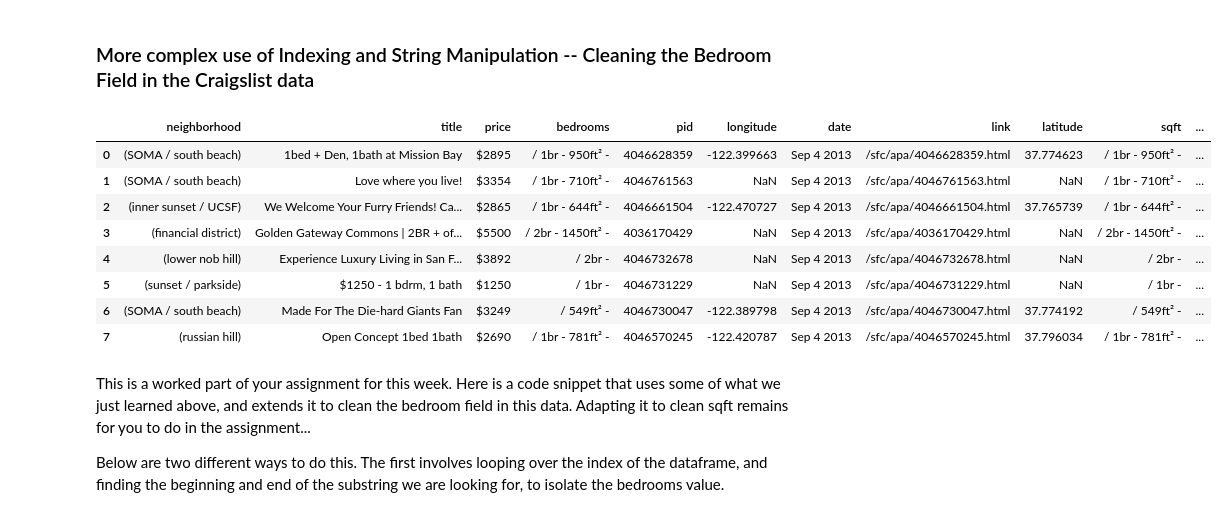
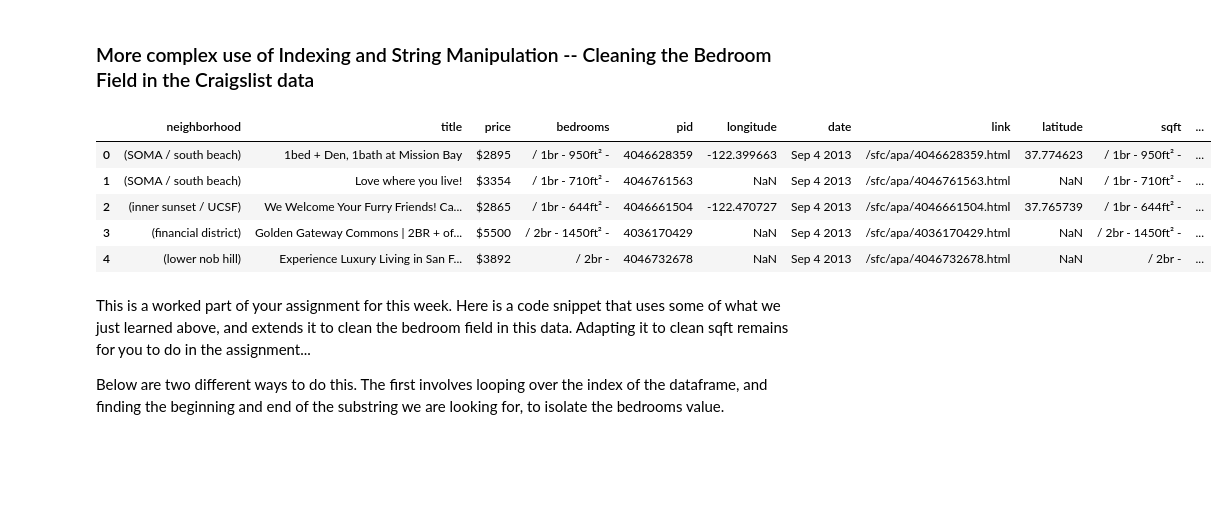
Before and after one commit to lwright139/ce599, a Jupyter notebook: 05-Pandas Basics Part 2/Basic-Operations-Using-Pandas.ipynb, the cells around one changed output. Drawn from its saved outputs; the diff is of its cells as text; code cells hidden in the pictures; blank space fills up the shorter version.

```diff
--- a/05-Pandas Basics Part 2/Basic-Operations-Using-Pandas.ipynb
+++ b/05-Pandas Basics Part 2/Basic-Operations-Using-Pandas.ipynb
@@ -230,18 +230,15 @@ Name: county, Length: 120, dtype: int64
 # %%
 import pandas as pd
 import numpy as np
 cl = pd.read_csv('items.csv')
-cl.head(8)
+cl.head()
 # %% [output]
 |  | neighborhood | title | price | bedrooms | pid | longitude | date | link | latitude | sqft | ... |
 | 0 | (SOMA / south beach) | 1bed + Den, 1bath at Mission Bay | $2895 | / 1br - 950ft² - | 4046628359 | -122.399663 | Sep 4 2013 | /sfc/apa/4046628359.html | 37.774623 | / 1br - 950ft² - | ... |
 | 1 | (SOMA / south beach) | Love where you live! | $3354 | / 1br - 710ft² - | 4046761563 | NaN | Sep 4 2013 | /sfc/apa/4046761563.html | NaN | / 1br - 710ft² - | ... |
 | 2 | (inner sunset / UCSF) | We Welcome Your Furry Friends! Ca... | $2865 | / 1br - 644ft² - | 4046661504 | -122.470727 | Sep 4 2013 | /sfc/apa/4046661504.html | 37.765739 | / 1br - 644ft² - | ... |
 | 3 | (financial district) | Golden Gateway Commons | 2BR + of... | $5500 | / 2br - 1450ft² - | 4036170429 | NaN | Sep 4 2013 | /sfc/apa/4036170429.html | NaN | / 2br - 1450ft² - | ... |
 | 4 | (lower nob hill) | Experience Luxury Living in San F... | $3892 | / 2br - | 4046732678 | NaN | Sep 4 2013 | /sfc/apa/4046732678.html | NaN | / 2br - | ... |
-| 5 | (sunset / parkside) | $1250 - 1 bdrm, 1 bath | $1250 | / 1br - | 4046731229 | NaN | Sep 4 2013 | /sfc/apa/4046731229.html | NaN | / 1br - | ... |
-| 6 | (SOMA / south beach) | Made For The Die-hard Giants Fan | $3249 | / 549ft² - | 4046730047 | -122.389798 | Sep 4 2013 | /sfc/apa/4046730047.html | 37.774192 | / 549ft² - | ... |
-| 7 | (russian hill) | Open Concept 1bed 1bath | $2690 | / 1br - 781ft² - | 4046570245 | -122.420787 | Sep 4 2013 | /sfc/apa/4046570245.html | 37.796034 | / 1br - 781ft² - | ... |
 # %% [markdown]
 This is a worked part of your assignment for this week.  Here is a code snippet that uses some of what we just learned above, and extends it to clean the bedroom field in this data.  Adapting it to clean sqft remains for you to do in the assignment...
 
```
Also changed, not shown: parts of 33 cells of this notebook, 2 other files.
